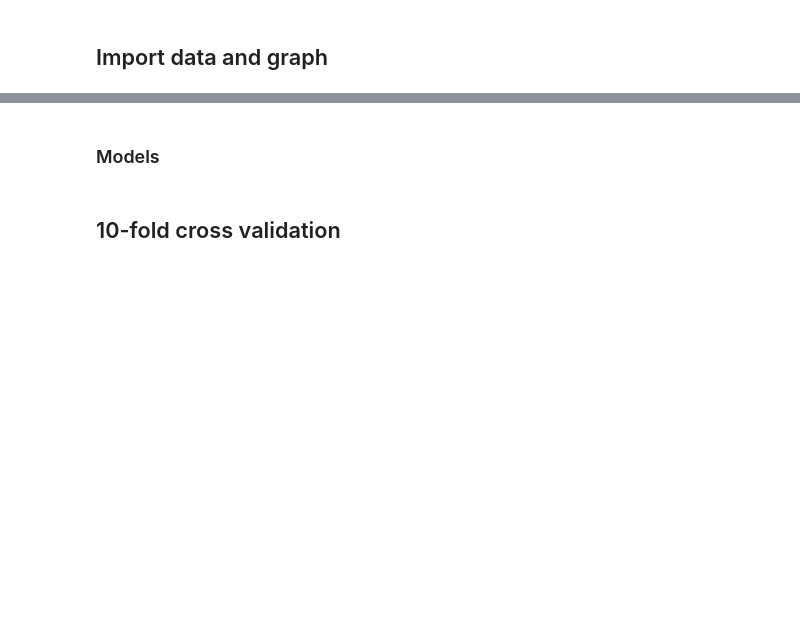
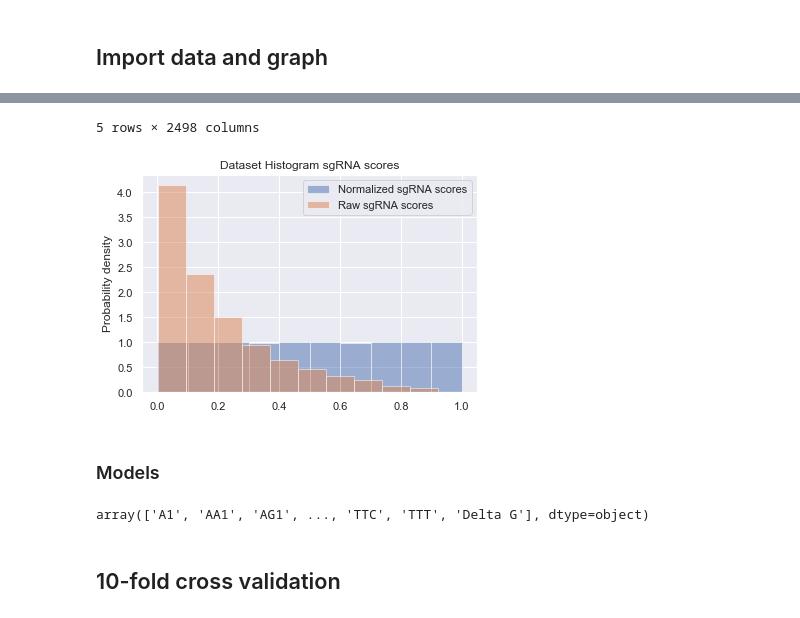
Before and after one commit to hayitsian/Gene-Editing-Guide-LM, a Jupyter notebook: Model.ipynb, the cells around one changed output, grey strips where cells are left out. Saved outputs shown, nothing was run; the diff lists cells and outputs as text; code cells hidden in the pictures; blank space fills up the shorter version.

```diff
--- a/Model.ipynb
+++ b/Model.ipynb
@@ -33,10 +33,11 @@ sns.set()
 # %% [markdown]
 ## Import data and graph
 # %%
-df = pd.read_csv("Doench2014_V2.csv")
+df = pd.read_csv("Doench2014_V2_Featurized.csv")
 plt.hist(df["sgRNA Normalized"], alpha=0.5, density=True, label='Normalized sgRNA scores')
 plt.hist(df["sgRNA Score"], alpha=0.5, density=True, label='Raw sgRNA scores')
 plt.ylabel('Probability density')
 plt.title("Dataset Histogram sgRNA scores")
 plt.legend()
 df.head()
+# %% [output]
@@ -43,3 +50,5 @@ df.head()
+5 rows × 2498 columns
+[figure, added]
 # %% [markdown]
 ### Models
 # %%
@@ -52,6 +61,10 @@ features = np.delete(features,0)
 features = np.delete(features,0)
 features = np.delete(features,0)
 x_feat = features
+x_feat = np.delete(x_feat, 0)
+x_feat
+# %% [output]
+array(['A1', 'AA1', 'AG1', ..., 'TTC', 'TTT', 'Delta G'], dtype=object)
 # %%
 y = df.loc[:,y_feat].values
 x = df[x_feat].values
```
Also changed, not shown: parts of 13 cells of this notebook, 1 other file.
